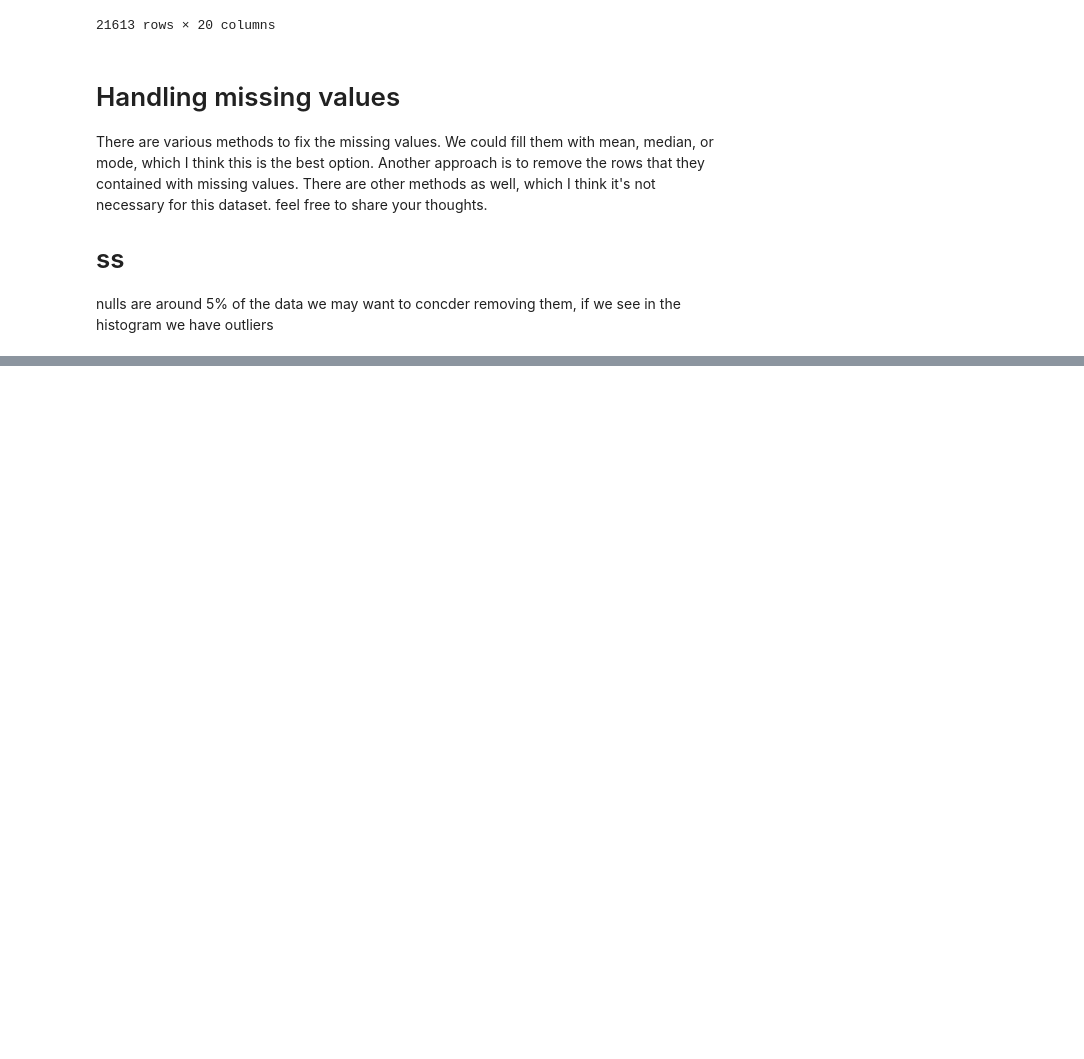
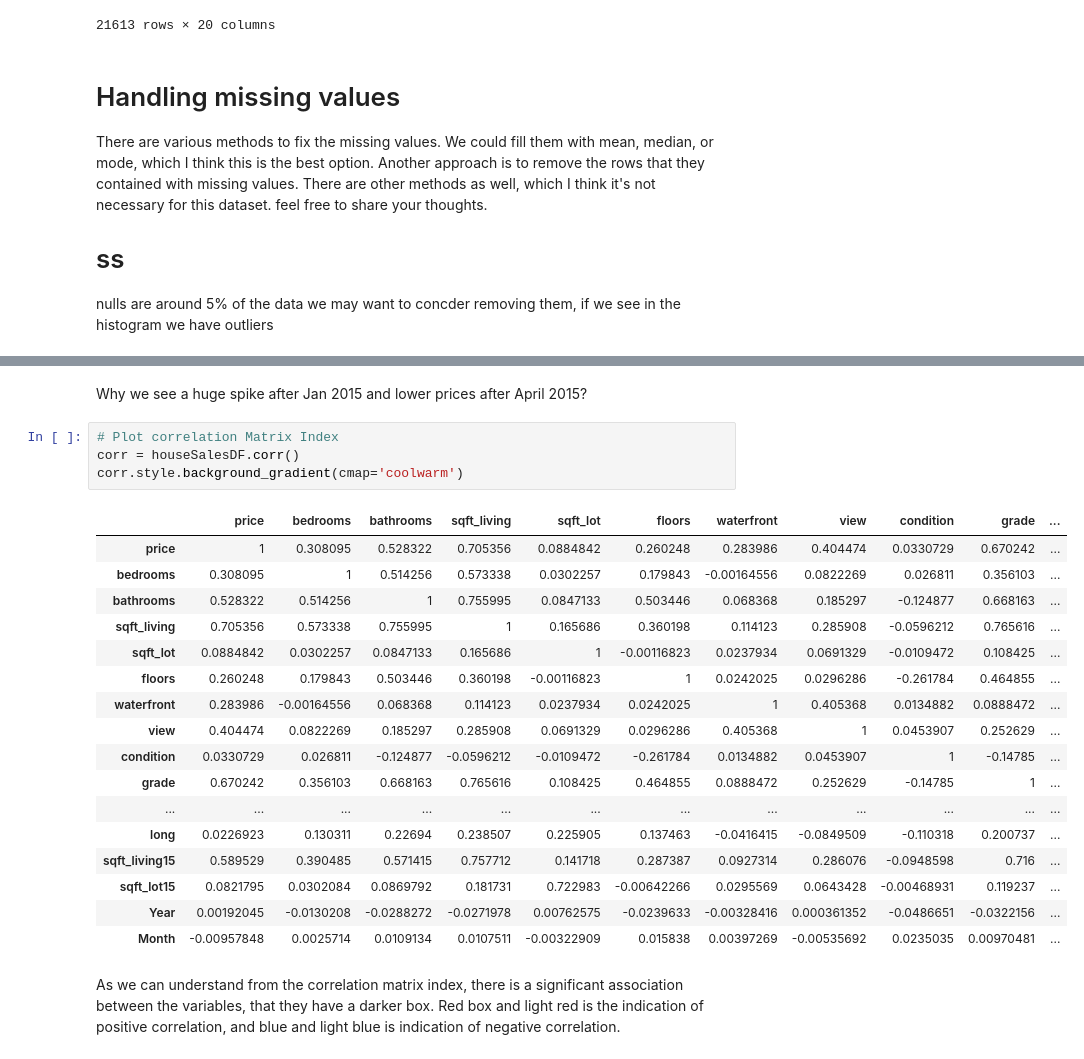
Before and after one commit to ruddysimon/ADS500B-Project, a Jupyter notebook: HouseSalesWashington.ipynb, the cells around one changed output, grey strips where cells are left out. Drawn from its saved outputs; the diff is of its cells as text; blank space fills up the shorter version.

```diff
--- a/HouseSalesWashington.ipynb
+++ b/HouseSalesWashington.ipynb
@@ -301,0 +352,26 @@ sqft.corr()
+# %% [markdown]
+Why we see a huge spike after Jan 2015 and lower prices after April 2015?
+# %%
+# Plot correlation Matrix Index
+corr = houseSalesDF.corr()
+corr.style.background_gradient(cmap='coolwarm')
+# %% [output]
+|  | price | bedrooms | bathrooms | sqft_living | sqft_lot | floors | waterfront | view | condition | grade | ... |
+| price | 1 | 0.308095 | 0.528322 | 0.705356 | 0.0884842 | 0.260248 | 0.283986 | 0.404474 | 0.0330729 | 0.670242 | ... |
+| bedrooms | 0.308095 | 1 | 0.514256 | 0.573338 | 0.0302257 | 0.179843 | -0.00164556 | 0.0822269 | 0.026811 | 0.356103 | ... |
+| bathrooms | 0.528322 | 0.514256 | 1 | 0.755995 | 0.0847133 | 0.503446 | 0.068368 | 0.185297 | -0.124877 | 0.668163 | ... |
+| sqft_living | 0.705356 | 0.573338 | 0.755995 | 1 | 0.165686 | 0.360198 | 0.114123 | 0.285908 | -0.0596212 | 0.765616 | ... |
+| sqft_lot | 0.0884842 | 0.0302257 | 0.0847133 | 0.165686 | 1 | -0.00116823 | 0.0237934 | 0.0691329 | -0.0109472 | 0.108425 | ... |
+| floors | 0.260248 | 0.179843 | 0.503446 | 0.360198 | -0.00116823 | 1 | 0.0242025 | 0.0296286 | -0.261784 | 0.464855 | ... |
+| waterfront | 0.283986 | -0.00164556 | 0.068368 | 0.114123 | 0.0237934 | 0.0242025 | 1 | 0.405368 | 0.0134882 | 0.0888472 | ... |
+| view | 0.404474 | 0.0822269 | 0.185297 | 0.285908 | 0.0691329 | 0.0296286 | 0.405368 | 1 | 0.0453907 | 0.252629 | ... |
+| condition | 0.0330729 | 0.026811 | -0.124877 | -0.0596212 | -0.0109472 | -0.261784 | 0.0134882 | 0.0453907 | 1 | -0.14785 | ... |
+| grade | 0.670242 | 0.356103 | 0.668163 | 0.765616 | 0.108425 | 0.464855 | 0.0888472 | 0.252629 | -0.14785 | 1 | ... |
+| ... | ... | ... | ... | ... | ... | ... | ... | ... | ... | ... | ... |
+| long | 0.0226923 | 0.130311 | 0.22694 | 0.238507 | 0.225905 | 0.137463 | -0.0416415 | -0.0849509 | -0.110318 | 0.200737 | ... |
+| sqft_living15 | 0.589529 | 0.390485 | 0.571415 | 0.757712 | 0.141718 | 0.287387 | 0.0927314 | 0.286076 | -0.0948598 | 0.716 | ... |
+| sqft_lot15 | 0.0821795 | 0.0302084 | 0.0869792 | 0.181731 | 0.722983 | -0.00642266 | 0.0295569 | 0.0643428 | -0.00468931 | 0.119237 | ... |
+| Year | 0.00192045 | -0.0130208 | -0.0288272 | -0.0271978 | 0.00762575 | -0.0239633 | -0.00328416 | 0.000361352 | -0.0486651 | -0.0322156 | ... |
+| Month | -0.00957848 | 0.0025714 | 0.0109134 | 0.0107511 | -0.00322909 | 0.015838 | 0.00397269 | -0.00535692 | 0.0235035 | 0.00970481 | ... |
+# %% [markdown]
+As we can understand from the correlation matrix index, there is a significant association between the  variables, that they have a darker box. Red box and light red is the indication of positive correlation, and blue and light blue is indication of negative correlation.
```
Also changed, not shown: parts of 12 cells of this notebook.
